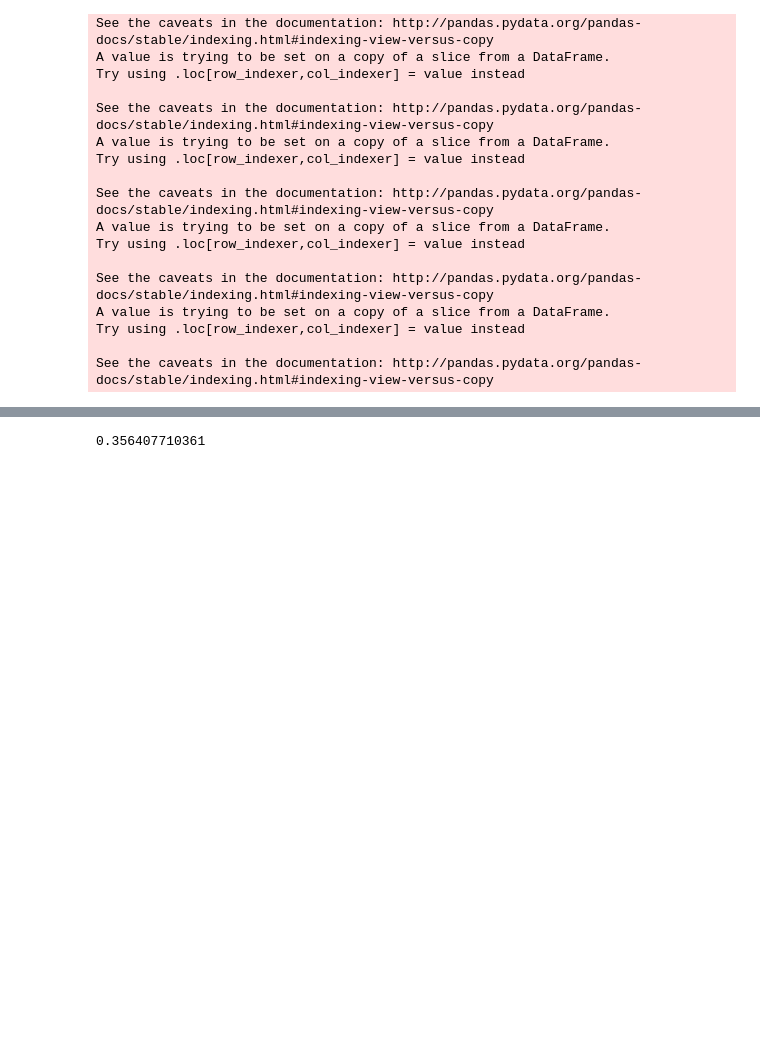
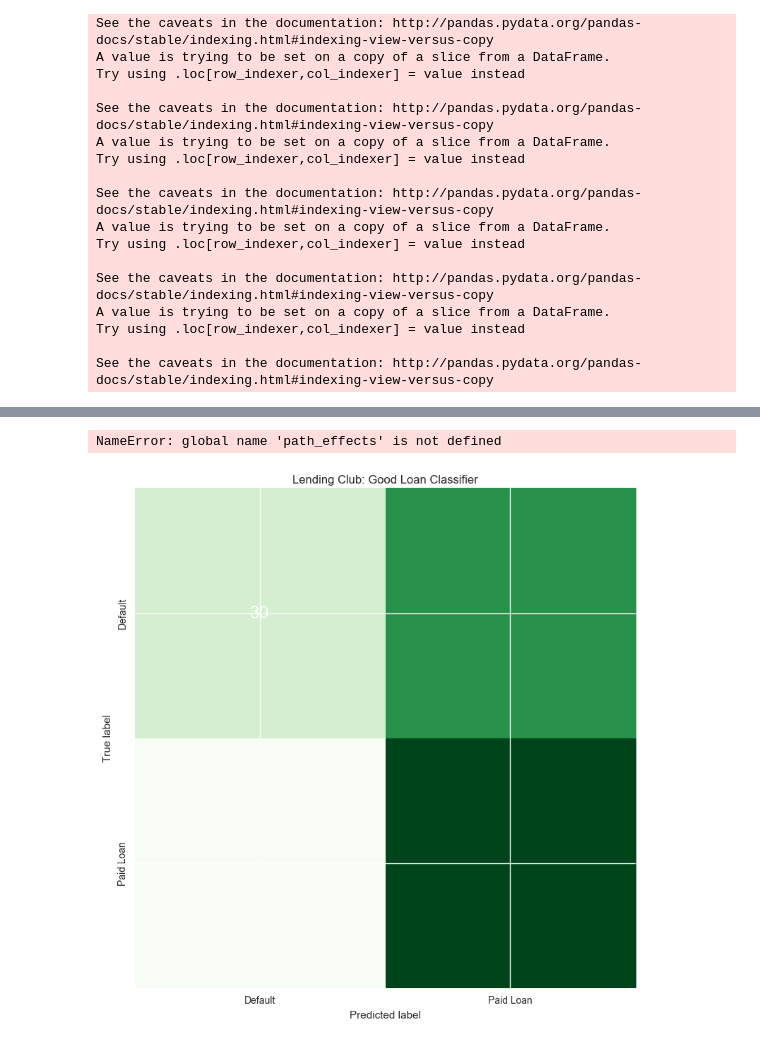
Before and after one commit to kstan1616/Data-Science-Work, a Jupyter notebook: Projects/Lending Model.ipynb, the cells around one changed output, grey strips where cells are left out. Cells and saved outputs as stored; diff of their text form; code cells hidden in the pictures; blank space fills up the shorter version.

```diff
--- a/Projects/Lending Model.ipynb
+++ b/Projects/Lending Model.ipynb
@@ -210,0 +141,4 @@ dtype: int64
+# %%
+lending_df.drop('loan_status', axis=1, inplace=True)
+lending_df.drop('home_ownership', axis=1, inplace=True)
+lending_df.drop('inc_bracket', axis=1, inplace=True)
@@ -315,8 +239,0 @@ array([-0.13716837,  0.30981074,  0.02631511, -0.21805874,  0.06056652,
-# %%
-# get probability based on scaled data
-def predict_prob(d1, d2, d3, d4, d5, d6, d7):
-    return sig(minRLS.x[0] + minRLS.x[1]*d1 + minRLS.x[2]*d2 + minRLS.x[3]*d3 + minRLS.x[4]*d4 + minRLS.x[5]*d5 \
-              + minRLS.x[6]*d6 + minRLS.x[7]*d7)
-print predict_prob(-0.6273512, 0.280214, 0.51946, 0, -0.614957, 0, 0)
-# %% [output]
-0.356407710361
@@ -322,0 +268,42 @@ print predict_prob(-0.6273512, 0.280214, 0.51946, 0, -0.614957, 0, 0)
+# %%
+pergood = float(sumgood) / countgood
+perbad = float(sumbad) / countbad
+
+y_pred = goodloans + badloans
+y_true = [1 for x in goodloans] + [0 for x in badloans]
+# %%
+from sklearn.metrics import confusion_matrix
+cm = confusion_matrix(y_true, y_pred)
+# %%
+def plot_confusion_matrix(cm, title='Confusion matrix', labels=['Positive','Negative'], \
+                          cmap=plt.cm.Blues):
+
+    plt.figure(figsize=(12,8))
+    plt.imshow(cm, interpolation='nearest', cmap=cmap)
+
+    tick_marks = np.arange(2)
+    plt.xticks(tick_marks, labels)
+    plt.yticks(tick_marks, labels, rotation = 90)
+
+    plt.title(title)
+    plt.ylabel('True label')
+    plt.xlabel('Predicted label')
+    plt.tight_layout()
+
+    width, height = cm.shape
+
+    for x in xrange(width):
+        for y in xrange(height):
+            plt.annotate(str(cm[x][y]), xy=(y, x),
+                        horizontalalignment='center',
+                        verticalalignment='center',
+                        color = 'white',
+                        fontsize=18).set_path_effects([path_effects.Stroke(linewidth=1, \
+                            foreground='black'), path_effects.Normal()])
+    return
+# %%
+plot_confusion_matrix(cm, title='Lending Club: Good Loan Classifier', \
+                      labels=['Default', 'Paid Loan'], cmap=plt.cm.Greens)
+# %% [output]
+NameError: global name 'path_effects' is not defined
+[figure, added]
```
Also changed, not shown: parts of 27 cells of this notebook, 1 other file.
